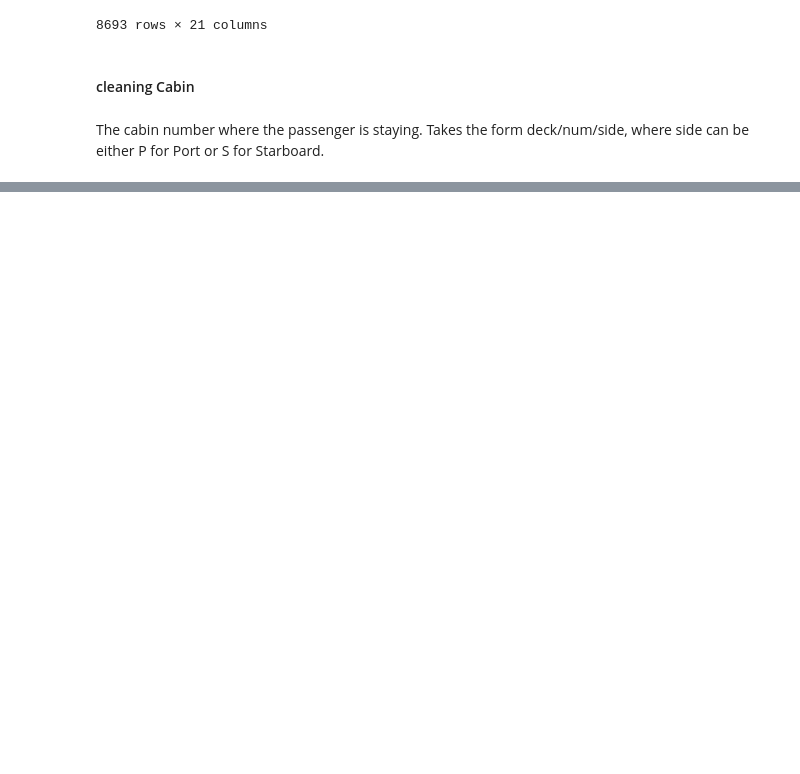
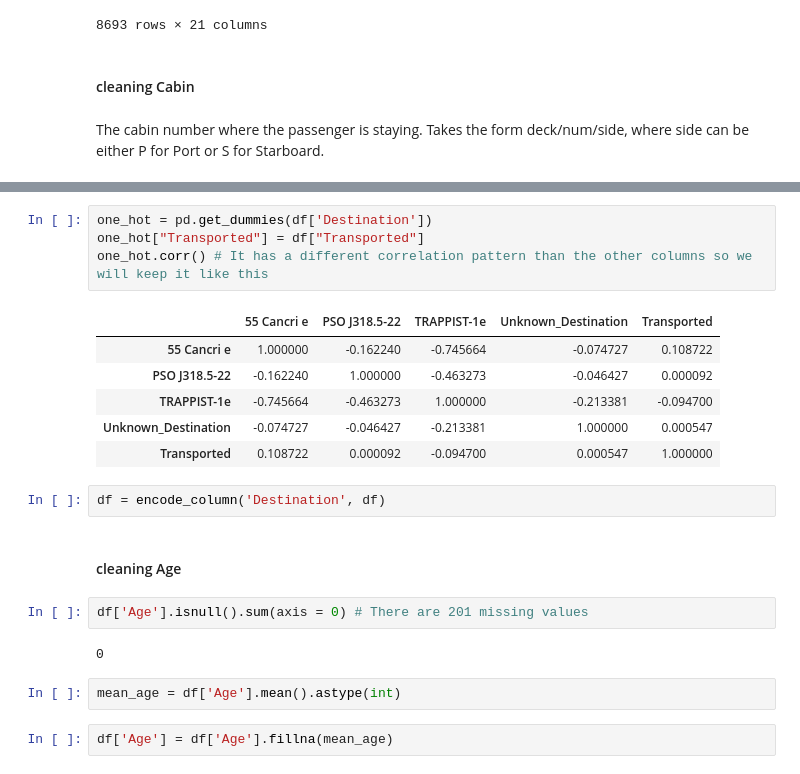
Before and after one commit to Gyxius/spaceship-titanic, a Jupyter notebook: analysis.ipynb, the cells around one changed output, grey strips where cells are left out. Cells and saved outputs as stored; diff of their text form; blank space fills up the shorter version.

```diff
--- a/analysis.ipynb
+++ b/analysis.ipynb
@@ -538,0 +580,23 @@ The cabin number where the passenger is staying. Takes the form deck/num/side, w
+# %%
+one_hot = pd.get_dummies(df['Destination'])
+one_hot["Transported"] = df["Transported"]
+one_hot.corr() # It has a different correlation pattern than the other columns so we will keep it like this
+# %% [output]
+|  | 55 Cancri e | PSO J318.5-22 | TRAPPIST-1e | Unknown_Destination | Transported |
+| 55 Cancri e | 1.000000 | -0.162240 | -0.745664 | -0.074727 | 0.108722 |
+| PSO J318.5-22 | -0.162240 | 1.000000 | -0.463273 | -0.046427 | 0.000092 |
+| TRAPPIST-1e | -0.745664 | -0.463273 | 1.000000 | -0.213381 | -0.094700 |
+| Unknown_Destination | -0.074727 | -0.046427 | -0.213381 | 1.000000 | 0.000547 |
+| Transported | 0.108722 | 0.000092 | -0.094700 | 0.000547 | 1.000000 |
+# %%
+df = encode_column('Destination', df)
+# %% [markdown]
+#### cleaning Age
+# %%
+df['Age'].isnull().sum(axis = 0) # There are 201 missing values
+# %% [output]
+0
+# %%
+mean_age = df['Age'].mean().astype(int)
+# %%
+df['Age'] = df['Age'].fillna(mean_age)
```
Also changed, not shown: parts of 35 cells of this notebook.
